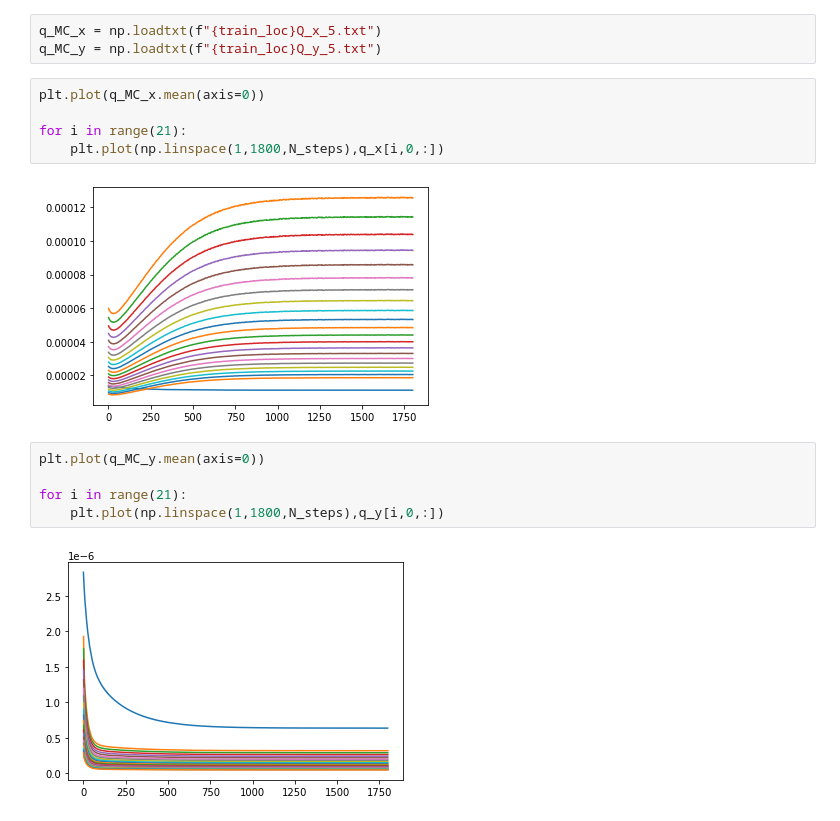
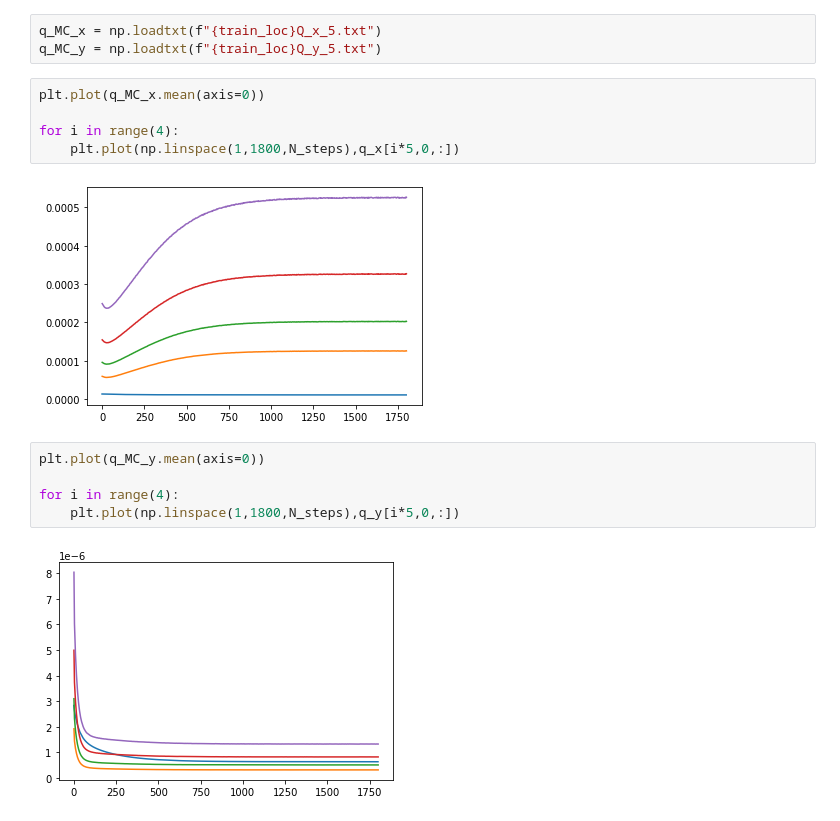
Before and after one commit to dbelivanis/Information-Theory-2, a Jupyter notebook: Optimization/check copy.ipynb, the cells around one changed output. Cells and saved outputs as stored; diff of their text form.

```diff
--- a/Optimization/check copy.ipynb
+++ b/Optimization/check copy.ipynb
@@ -41,16 +43,16 @@ q_MC_y = np.loadtxt(f"{train_loc}Q_y_5.txt")
 # %%
 plt.plot(q_MC_x.mean(axis=0))
 
-for i in range(21):
-    plt.plot(np.linspace(1,1800,N_steps),q_x[i,0,:])
+for i in range(4):
+    plt.plot(np.linspace(1,1800,N_steps),q_x[i*5,0,:])
 # %% [output]
-[figure, old version]
+[figure, new version]
 # %%
 plt.plot(q_MC_y.mean(axis=0))
 
-for i in range(21):
-    plt.plot(np.linspace(1,1800,N_steps),q_y[i,0,:])
+for i in range(4):
+    plt.plot(np.linspace(1,1800,N_steps),q_y[i*5,0,:])
 # %% [output]
-[figure, old version]
+[figure, new version]
 # %%
 dw
```
Also changed, not shown: parts of 8 cells of this notebook, 7 other files.
